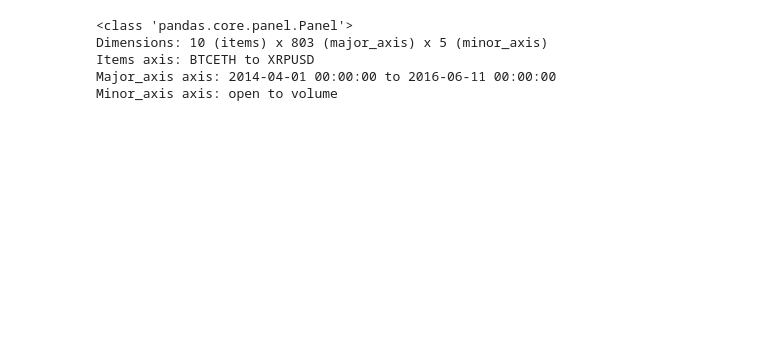
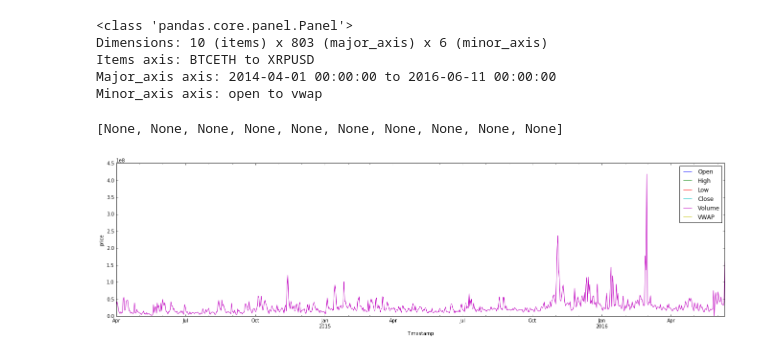
Before and after one commit to jmahhh/cryptoETF, a Jupyter notebook: test.ipynb, the cells around one changed output. Saved outputs shown, nothing was run; the diff lists cells and outputs as text; code cells hidden in the pictures; blank space fills up the shorter version.

```diff
--- a/test.ipynb
+++ b/test.ipynb
@@ -52,15 +31,16 @@ dictData = dict
 # %%
 panel = pd.Panel(dictData)
-panel.minor_axis = ['open', 'high', 'low', 'close', 'volume']
+panel.minor_axis = ['open', 'high', 'low', 'close', 'volume','vwap']
+# panel.drop('vwap','minor_axis') doesn't work?
 print(panel)
 # print(panel.minor_axis)
 # print(panel['DOGEBTC'])
 # %% [output]
 <class 'pandas.core.panel.Panel'>
-Dimensions: 10 (items) x 803 (major_axis) x 5 (minor_axis)
+Dimensions: 10 (items) x 803 (major_axis) x 6 (minor_axis)
 Items axis: BTCETH to XRPUSD
 Major_axis axis: 2014-04-01 00:00:00 to 2016-06-11 00:00:00
-Minor_axis axis: open to volume
+Minor_axis axis: open to vwap
 # %%
 sim_params = factory.create_simulation_parameters(
     start=pd.to_datetime("01-04-14", dayfirst=True).tz_localize("Europe/London").tz_convert("UTC"),
@@ -155,0 +72,11 @@ perf_manual = algo_obj.run(data=panel, overwrite_sim_params=False)
+# %%
+ax1 = plt.subplot(621)
+# del dictData['BTCUSD']['Volume']
+dictData['BTCUSD'].plot(ax=ax1)
+plt.ylabel('price')
+# ax1.lines.pop(4)
+plt.gcf().set_size_inches(50,40)
+plt.setp(ax1.get_xticklabels(), visible=True)
+# %% [output]
+[None, None, None, None, None, None, None, None, None, None]
+[figure, added]
```
Also changed, not shown: parts of 6 cells of this notebook.
